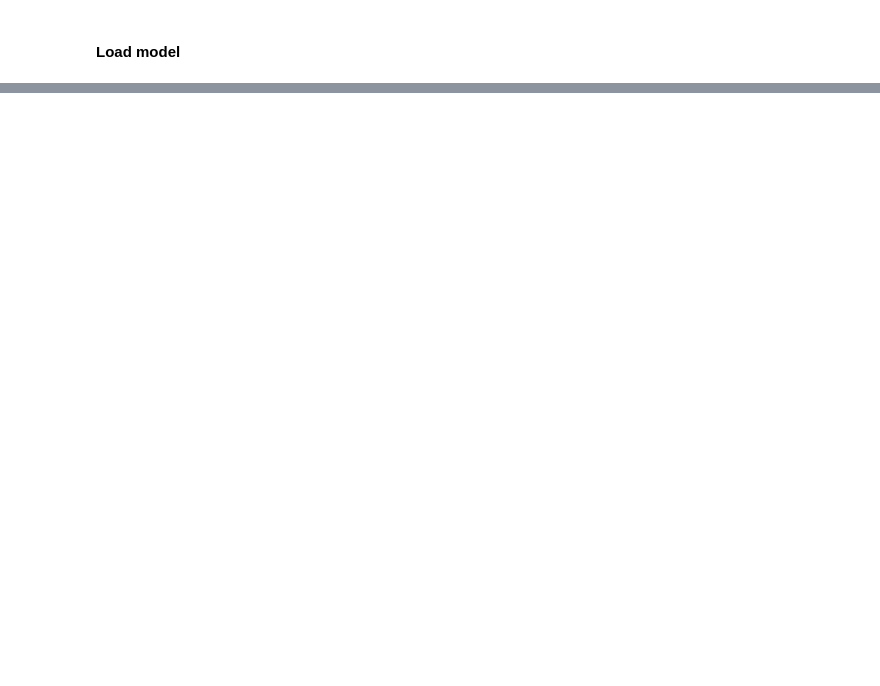
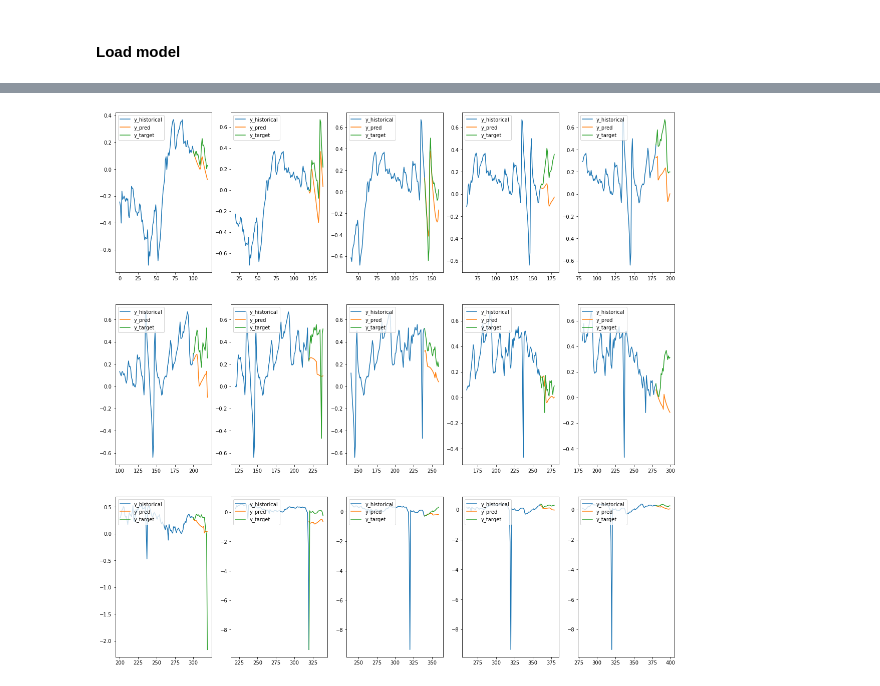
Before and after one commit to TechedLemur/IT3030, a Jupyter notebook: project3/task1.ipynb, the cells around one changed output, grey strips where cells are left out. Cells and saved outputs as stored; diff of their text form; code cells hidden in the pictures; blank space fills up the shorter version.

```diff
--- a/project3/task1.ipynb
+++ b/project3/task1.ipynb
@@ -155,0 +165,26 @@ model.forecast_1(x_test, y_test, M=100, n=300, s=1700, replace=False)
+# %%
+k = 60
+features=[
+    'hydro',
+    'micro',
+    'thermal',
+    'wind',
+    'total',
+    'sys_reg',
+    'flow',
+    'time_of_day_sin',
+    'time_of_day_cos',
+    'time_of_week_sin',
+    'time_of_week_cos',
+    'time_of_year_sin',
+    'time_of_year_cos',
+    'time_of_hour_sin',
+    'time_of_hour_cos',
+    'new_hour',
+    'sum',
+    'structural_imbalance',
+    'prev_day_y',
+    'prev_week_y',
+    # 'previous_20y']
+    'previous_y']
+no_features = len(features)
@@ -155,0 +203,6 @@ model.forecast_1(x_test, y_test, M=100, n=300, s=1700, replace=False)
+# %%
+feat = ['sum']
+# %%
+df_t = df_test.copy(deep=True)
+df_t[feat] = np.random.random((len(df_t), len(feat)))
+x_test, y_test = Pipeline.format_data(df_t, k=k, features=features)
@@ -155,0 +211,4 @@ model.forecast_1(x_test, y_test, M=100, n=300, s=1700, replace=False)
+# %%
+model.forecast_15(x_test, y_test, replace=True, path=f"./figures/{feat}.png", benchmark=True)
+# %% [output]
+[figure, added]
```
Also changed, not shown: parts of 26 cells of this notebook, 4 other files.
